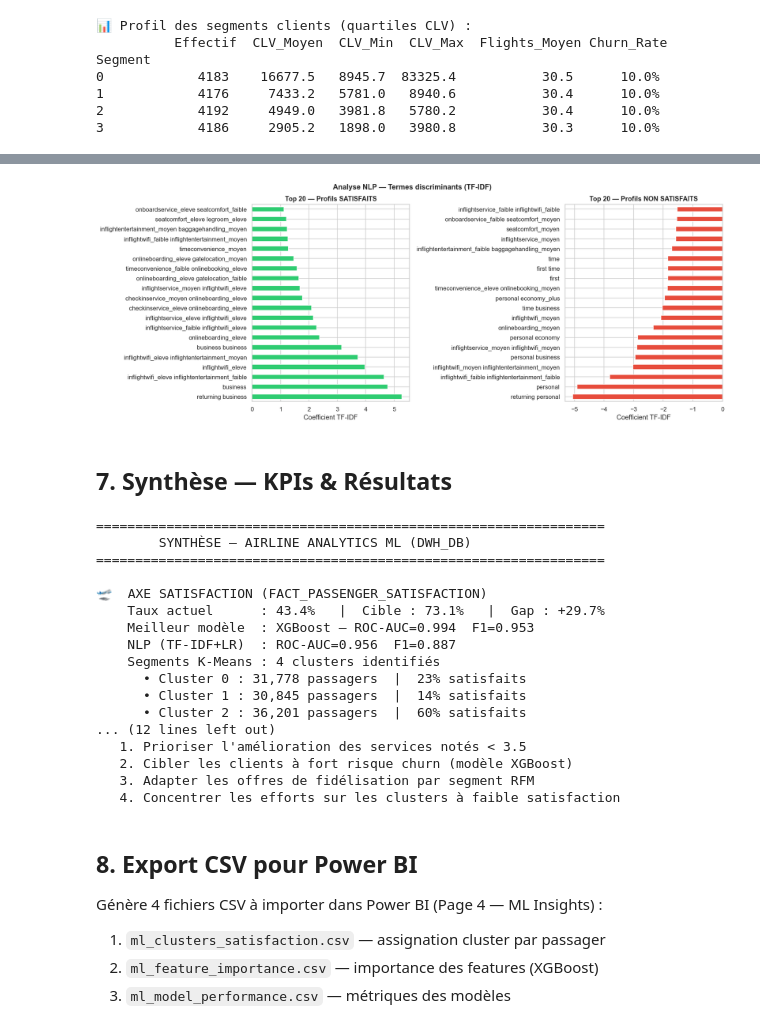
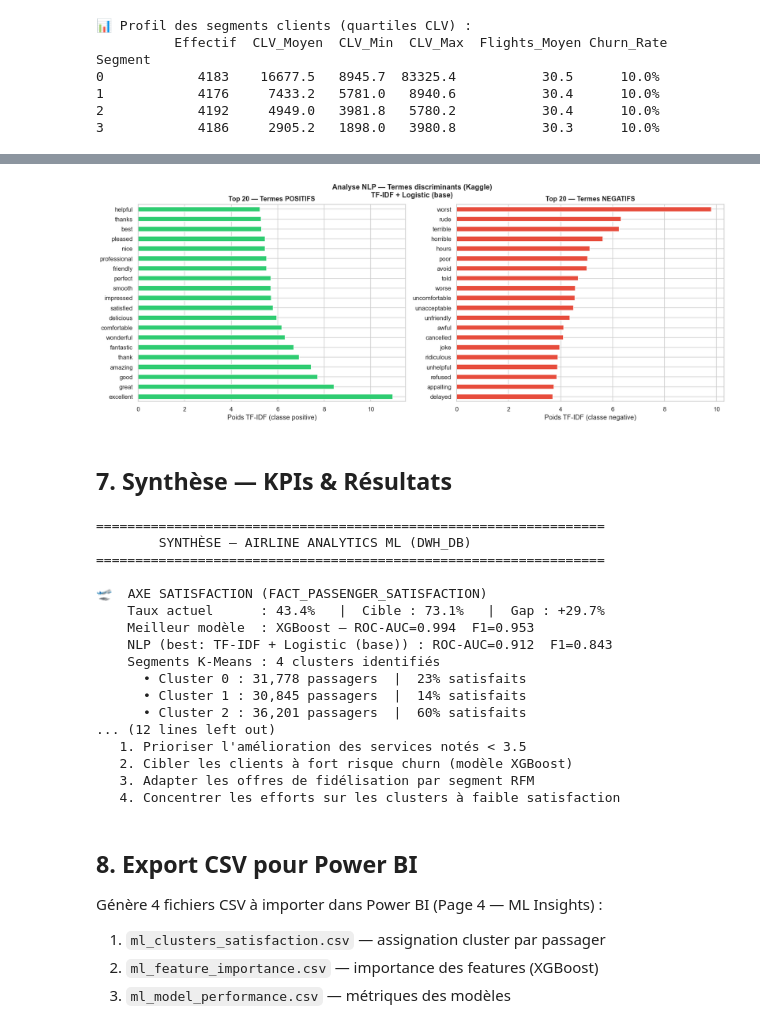
Before and after one commit to doniesgh/Airline_Datawarehouse, a Jupyter notebook: ML/Airline_ML.ipynb, the cells around one changed output, grey strips where cells are left out. Drawn from its saved outputs; the diff is of its cells as text; code cells hidden in the pictures.

```diff
--- a/ML/Airline_ML.ipynb
+++ b/ML/Airline_ML.ipynb
@@ -777,24 +1129,29 @@ print(f"   F1={nlp_f1:.3f}  ROC-AUC={nlp_auc:.3f}  Vocabulaire={len(tfidf.vocabu
 # %%
-feature_names = tfidf.get_feature_names_out()
-coefs = lr_nlp.coef_[0]
+feature_names = nlp_vectorizer.get_feature_names_out()
+coefs = nlp_model.coef_
+class_names = nlp_model.classes_
 
-top_pos = pd.Series(coefs, index=feature_names).nlargest(20)
-top_neg = pd.Series(coefs, index=feature_names).nsmallest(20)
+neg_idx = int(np.where(class_names == 'negative')[0][0]) if 'negative' in class_names else 0
+pos_idx = int(np.where(class_names == 'positive')[0][0]) if 'positive' in class_names else -1
+
+top_neg = pd.Series(coefs[neg_idx], index=feature_names).nlargest(20)
+top_pos = pd.Series(coefs[pos_idx], index=feature_names).nlargest(20)
 
 fig, axes = plt.subplots(1, 2, figsize=(16, 6))
 top_pos.plot(kind='barh', ax=axes[0], color='#2ecc71', edgecolor='white')
-axes[0].set_title('Top 20 — Profils SATISFAITS', fontweight='bold')
-axes[0].set_xlabel('Coefficient TF-IDF')
+axes[0].set_title('Top 20 — Termes POSITIFS', fontweight='bold')
+axes[0].set_xlabel('Poids TF-IDF (classe positive)')
 
 top_neg.sort_values(ascending=True).plot(kind='barh', ax=axes[1], color='#e74c3c', edgecolor='white')
-axes[1].set_title('Top 20 — Profils NON SATISFAITS', fontweight='bold')
-axes[1].set_xlabel('Coefficient TF-IDF')
+axes[1].set_title('Top 20 — Termes NEGATIFS', fontweight='bold')
+axes[1].set_xlabel('Poids TF-IDF (classe negative)')
 
 plt.tight_layout()
-plt.suptitle('Analyse NLP — Termes discriminants (TF-IDF)', y=1.02, fontsize=13, fontweight='bold')
+plt.suptitle(f"Analyse NLP — Termes discriminants (Kaggle)\n{nlp_best_name}",
+             y=1.02, fontsize=13, fontweight='bold')
 plt.show()
 # %% [output]
-[figure, old version]
+[figure, new version]
 # %% [markdown]
 ## 7. Synthèse — KPIs & Résultats
 # %%
@@ -806,11 +1163,12 @@ pct_sat_dwh = df_sat['Satisfaction_Flag'].mean() * 100
 best_sat = max(results, key=lambda k: results[k]['auc'])
 churn_actual = df_loy['IsChurned'].mean() * 100
 best_churn = max(churn_res, key=lambda k: churn_res[k]['auc'])
+best_reg   = max(reg_res,   key=lambda k: reg_res[k]['R2'])
 
 print(f"\n🛫  AXE SATISFACTION (FACT_PASSENGER_SATISFACTION)")
 print(f"    Taux actuel      : {pct_sat_dwh:.1f}%   |  Cible : 73.1%   |  Gap : +{73.1-pct_sat_dwh:.1f}%")
 print(f"    Meilleur modèle  : {best_sat} — ROC-AUC={results[best_sat]['auc']:.3f}  F1={results[best_sat]['f1']:.3f}")
-print(f"    NLP (TF-IDF+LR)  : ROC-AUC={nlp_auc:.3f}  F1={nlp_f1:.3f}")
+print(f"    NLP (best: {nlp_best_name}) : ROC-AUC={nlp_auc:.3f}  F1={nlp_f1:.3f}")
 print(f"    Segments K-Means : {K} clusters identifiés")
 for c in range(K):
     sub = df_sat[df_sat['Cluster']==c]
@@ -821,7 +1179,7 @@ print(f"    Churn Rate actuel : {churn_actual:.1f}%   |  Cible : ≤60%")
 print(f"    Retention Rate    : {100-churn_actual:.1f}%   |  Cible : ≥40%")
 print(f"    Meilleur modèle   : {best_churn} — ROC-AUC={churn_res[best_churn]['auc']:.3f}  F1={churn_res[best_churn]['f1']:.3f}")
 print(f"    Segments RFM      : {K_RFM} segments identifiés")
-print(f"    CLV Random Forest : R²={reg_res['Random Forest']['R2']:.3f}  RMSE=${reg_res['Random Forest']['RMSE']:,.0f}")
+print(f"    CLV (meilleur)    : {best_reg} — R²={reg_res[best_reg]['R2']:+.3f}  RMSE=${reg_res[best_reg]['RMSE']:,.0f}")
 
 print(f"\n{'='*65}")
 print("\n📋 RECOMMANDATIONS :")
@@ -837,7 +1195,7 @@ print("   4. Concentrer les efforts sur les clusters à faible satisfaction")
 🛫  AXE SATISFACTION (FACT_PASSENGER_SATISFACTION)
     Taux actuel      : 43.4%   |  Cible : 73.1%   |  Gap : +29.7%
     Meilleur modèle  : XGBoost — ROC-AUC=0.994  F1=0.953
-    NLP (TF-IDF+LR)  : ROC-AUC=0.956  F1=0.887
+    NLP (best: TF-IDF + Logistic (base)) : ROC-AUC=0.912  F1=0.843
     Segments K-Means : 4 clusters identifiés
       • Cluster 0 : 31,778 passagers  |  23% satisfaits
       • Cluster 1 : 30,845 passagers  |  14% satisfaits
```
Also changed, not shown: parts of 9 cells of this notebook.
